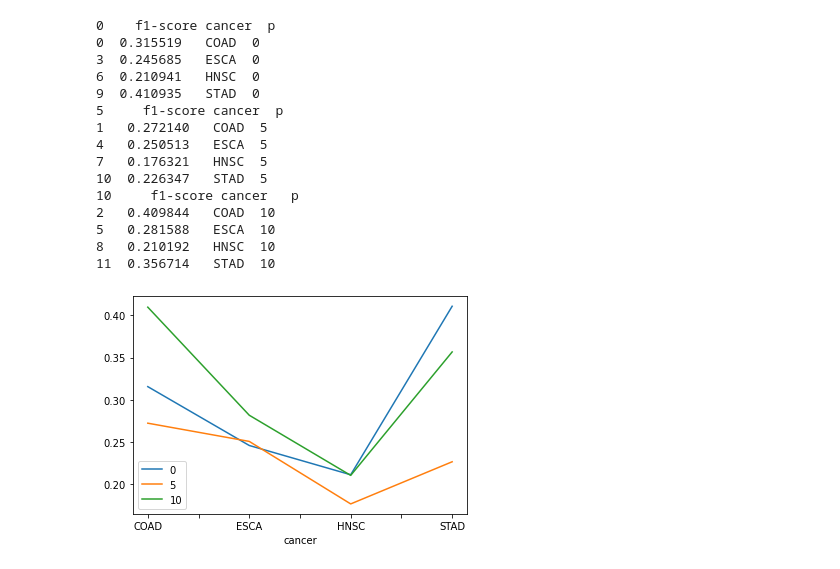
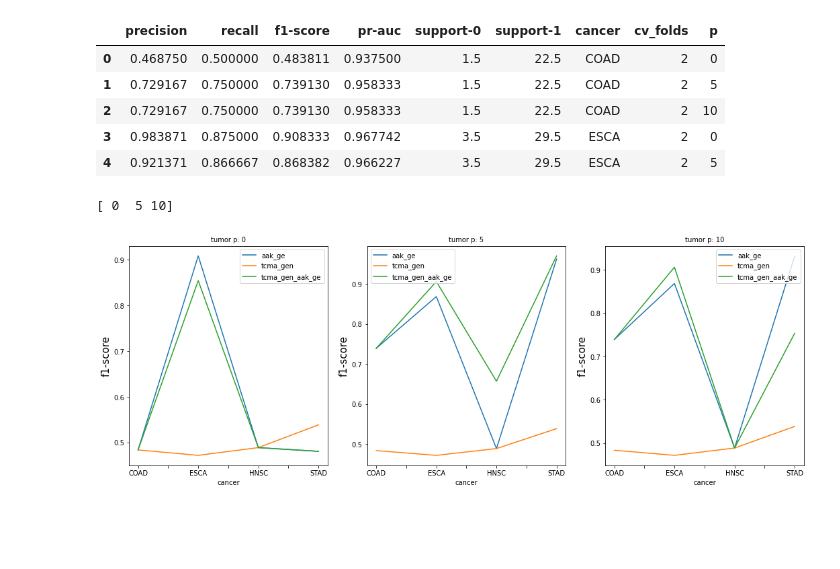
Before and after one commit to GdePaulo/Host-Microbial-Omics-Integration, a Jupyter notebook: visualization.ipynb, the cells around one changed output. Cells and saved outputs as stored; diff of their text form; code cells hidden in the pictures; blank space fills up the shorter version.

Commit message:
Add plot of tumor predictions for all cancers and selected feature amounts

```diff
--- a/visualization.ipynb
+++ b/visualization.ipynb
@@ -24,37 +24,43 @@ for i, b in enumerate(data):
         titles.append(f"{c} {source_types[i]} {reduction_type}")
     pr.plotScatter(X, Y, titles, f"Visual/{reduction_type}/{file_names[i]}")
 # %%
-target = "stage"
-file = "aak_ge"
-aak_ge = pd.read_csv(fr"Data\Descriptor\Prediction_Tables\{target}\{file}_pred.csv", index_col=None)
-aak_ge.head(5)
+target = "tumor"
+files = ['aak_ge', 'tcma_gen', 'tcma_gen_aak_ge']
+data = [pd.read_csv(fr"Data\Descriptor\Prediction_Tables\{target}\{x}_pred.csv", index_col=None) for x in files]
+data[0].head(5)
+# %% [output]
+|  | precision | recall | f1-score | pr-auc | support-0 | support-1 | cancer | cv_folds | p |
+| 0 | 0.468750 | 0.500000 | 0.483811 | 0.937500 | 1.5 | 22.5 | COAD | 2 | 0 |
+| 1 | 0.729167 | 0.750000 | 0.739130 | 0.958333 | 1.5 | 22.5 | COAD | 2 | 5 |
+| 2 | 0.729167 | 0.750000 | 0.739130 | 0.958333 | 1.5 | 22.5 | COAD | 2 | 10 |
+| 3 | 0.983871 | 0.875000 | 0.908333 | 0.967742 | 3.5 | 29.5 | ESCA | 2 | 0 |
+| 4 | 0.921371 | 0.866667 | 0.868382 | 0.966227 | 3.5 | 29.5 | ESCA | 2 | 5 |
 # %%
 import matplotlib
 import matplotlib.pyplot as plt
 import matplotlib.patches as mpatches
 
-fig, ax = plt.subplots()
+# fig, ax = plt.subplots()
+fig = plt.figure(figsize = (18, 6))
 
 metric = "f1-score"
-d = aak_ge[[metric, "cancer", "p"]]
-for key, g, in d.groupby(["p"]):
-    print(key, g)
-    ax = g.plot(kind="line", x="cancer", y=metric, ax=ax, label=key)
+
+print(data[0].p.unique())
+for i, p in enumerate(data[0].p.unique()):
+    ax = fig.add_subplot(1,3,(i+1))
+    ax.set_title(f"{target} p: {p}", fontsize = 10)
+    ax.set_ylabel(metric, fontsize = 15)
+
+
+    for j, d in enumerate(data):
+        d = d[[metric, "cancer", "p"]]
+        d = d[d.p == p]
+        line = d.plot(kind="line", x="cancer", y=metric, ax=ax, label=files[j])
+# d = aak_ge[[metric, "cancer", "p"]]
+# for key, g, in d.groupby(["p"]):
+#     print(key, g)
+#     ax = g.plot(kind="line", x="cancer", y=metric, ax=ax, label=key)
 # d.plot(kind="line", y="precision", ax=ax)
 # %% [output]
-0    f1-score cancer  p
-0  0.315519   COAD  0
-3  0.245685   ESCA  0
-6  0.210941   HNSC  0
-9  0.410935   STAD  0
-5     f1-score cancer  p
-1   0.272140   COAD  5
-4   0.250513   ESCA  5
-7   0.176321   HNSC  5
-10  0.226347   STAD  5
-10     f1-score cancer   p
-2   0.409844   COAD  10
-5   0.281588   ESCA  10
-8   0.210192   HNSC  10
-11  0.356714   STAD  10
+[ 0  5 10]
-[figure, old version]
+[figure, new version]
```
